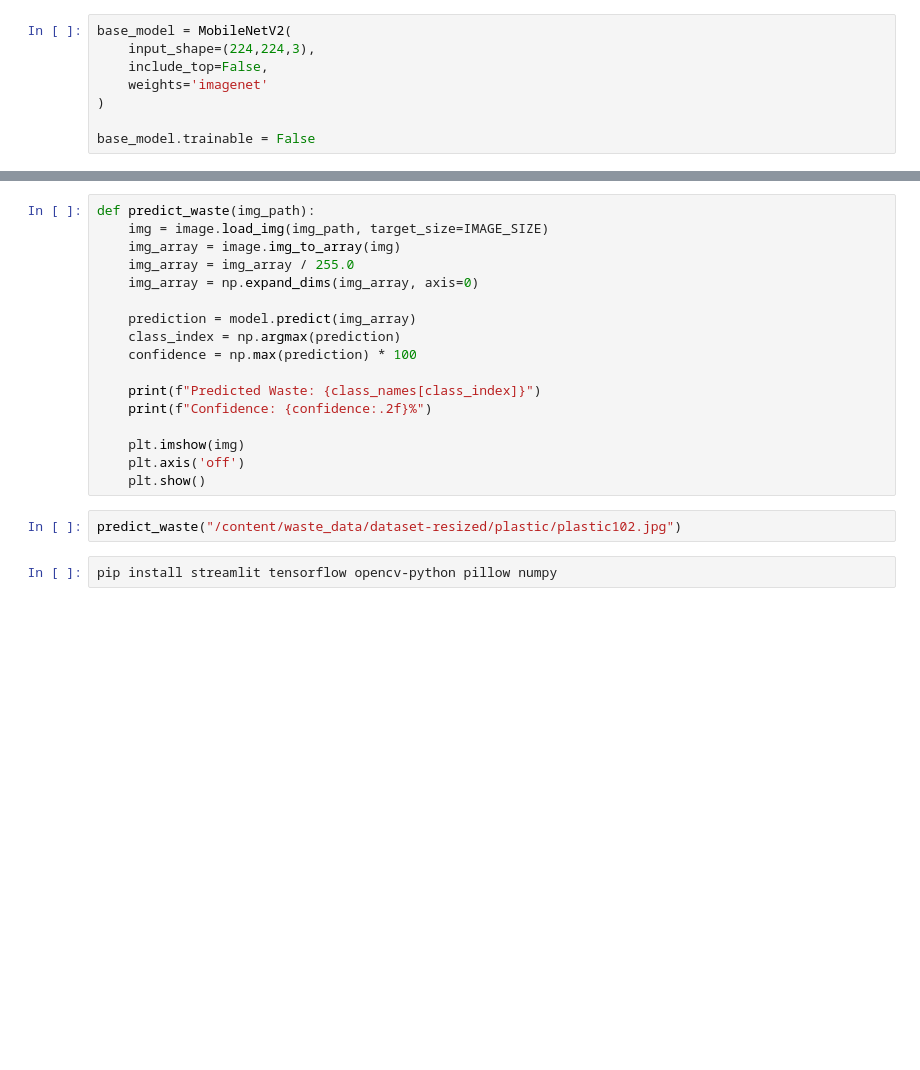
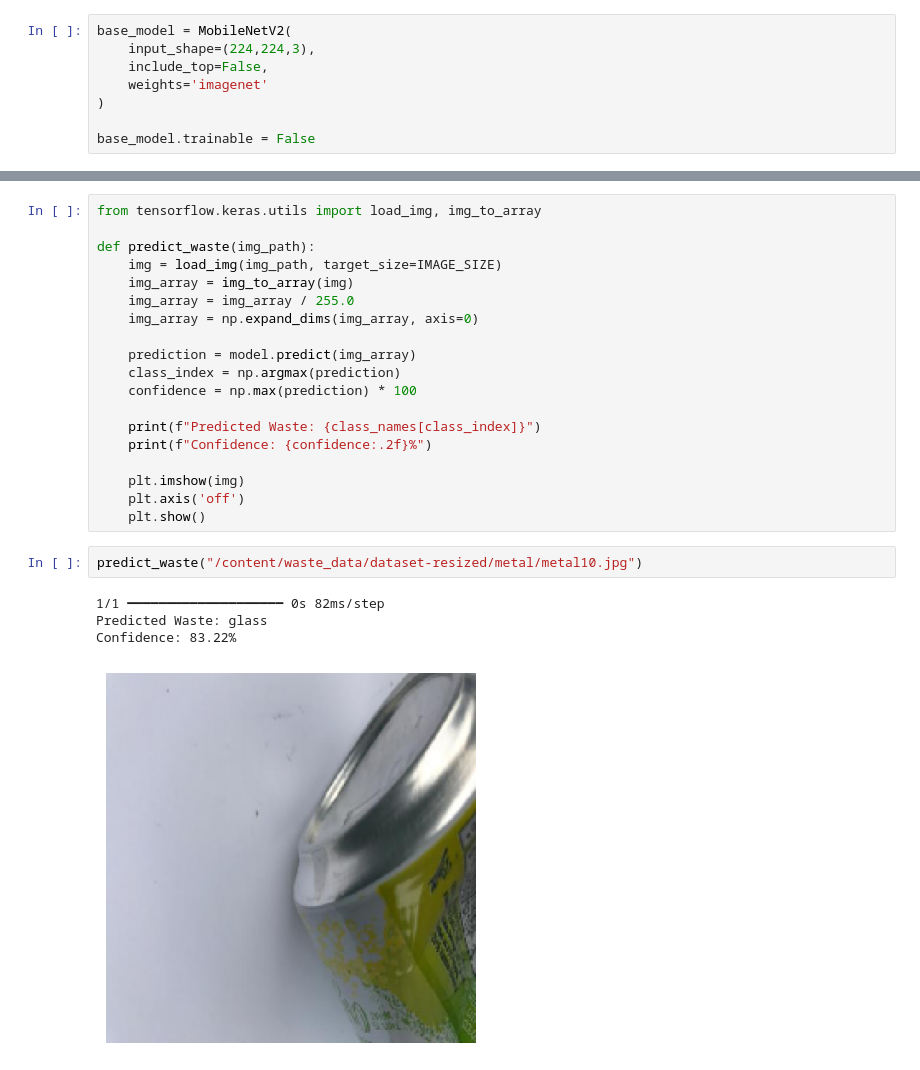
Before and after one commit to harsh8097/SMART-WASTE-SEGREGATION-AI, a Jupyter notebook: Untitled4.ipynb, the cells around one changed output, grey strips where cells are left out. Drawn from its saved outputs; the diff is of its cells as text; blank space fills up the shorter version.

```diff
--- a/Untitled4.ipynb
+++ b/Untitled4.ipynb
@@ -130,7 +183,9 @@ model.compile(
 # %%
+from tensorflow.keras.utils import load_img, img_to_array
+
 def predict_waste(img_path):
-    img = image.load_img(img_path, target_size=IMAGE_SIZE)
-    img_array = image.img_to_array(img)
+    img = load_img(img_path, target_size=IMAGE_SIZE)
+    img_array = img_to_array(img)
     img_array = img_array / 255.0
     img_array = np.expand_dims(img_array, axis=0)
 
@@ -145,9 +200,12 @@ def predict_waste(img_path):
     plt.axis('off')
     plt.show()
 # %%
-predict_waste("/content/waste_data/dataset-resized/plastic/plastic102.jpg")
+predict_waste("/content/waste_data/dataset-resized/metal/metal10.jpg")
+# %% [output]
+1/1 ━━━━━━━━━━━━━━━━━━━━ 0s 82ms/step
+Predicted Waste: glass
+Confidence: 83.22%
+[figure, added]
-# %%
-pip install streamlit tensorflow opencv-python pillow numpy
 # %%
 import gradio as gr
 import numpy as np
```
Also changed, not shown: parts of 10 cells of this notebook.
